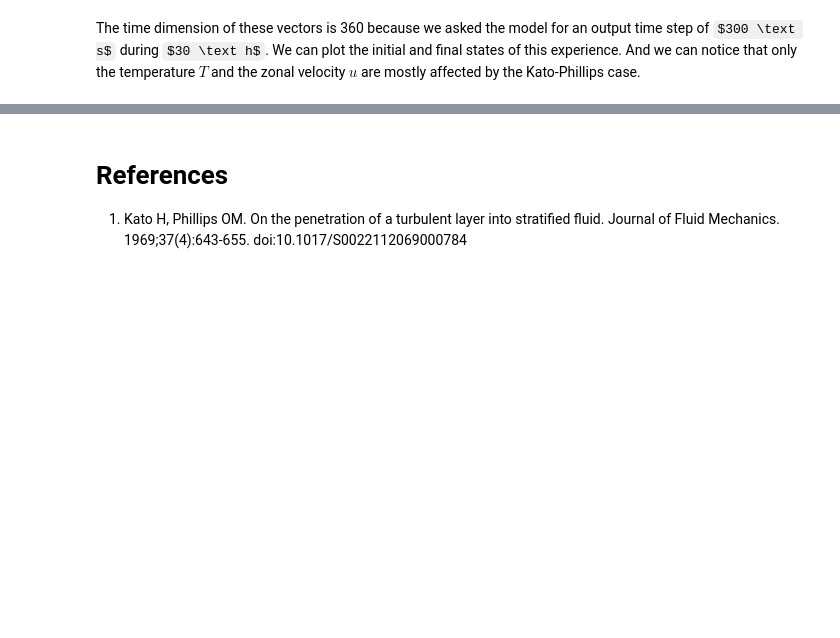
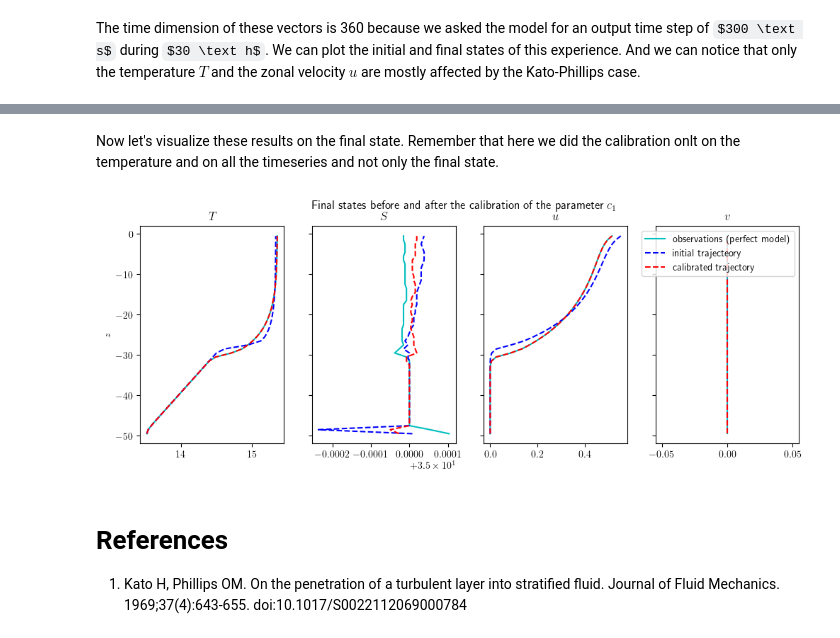
Before and after one commit to meom-group/tunax, a Jupyter notebook: notebooks/k-epsilon_Kato-Phillips.ipynb, the cells around one changed output, grey strips where cells are left out. Cells and saved outputs as stored; diff of their text form; code cells hidden in the pictures; some formulas as TeX source; blank space fills up the shorter version.

```diff
--- a/notebooks/k-epsilon_Kato-Phillips.ipynb
+++ b/notebooks/k-epsilon_Kato-Phillips.ipynb
@@ -224,3 +241,44 @@ KeyboardInterrupt:
+# %%
+final_parameters = coef_fit_params.fit_to_closure(clo_parf)
+trajectory_calibrated = model.compute_trajectory_with(final_parameters)
+
+initial_parameters = coef_fit_params.fit_to_closure(coef_fit_params.gen_init_val())
+trajectory_initial = model.compute_trajectory_with(initial_parameters)
+# %% [markdown]
+Now let's visualize these results on the final state. Remember that here we did the calibration onlt on the temperature and on all the timeseries and not only the final state.
+# %%
+zr = model.grid.zr
+
+fig, [ax_t, ax_s, ax_u, ax_v] = plt.subplots(1, 4, sharey=True, figsize=(10, 4))
+plt.tight_layout(rect=[0, 0.03, 1, 0.94])
+
+ax_t.plot(trajectory_obs.t[-1, :], zr, 'c')
+ax_t.plot(trajectory_initial.t[-1, :], zr, 'b--')
+ax_t.plot(trajectory_calibrated.t[-1, :], zr, 'r--')
+ax_s.plot(trajectory_obs.s[-1, :], zr, 'c')
+ax_s.plot(trajectory_initial.s[-1, :], zr, 'b--')
+ax_s.plot(trajectory_calibrated.s[-1, :], zr, 'r--')
+ax_u.plot(trajectory_obs.u[-1, :], zr, 'c')
+ax_u.plot(trajectory_initial.u[-1, :], zr, 'b--')
+ax_u.plot(trajectory_calibrated.u[-1, :], zr, 'r--')
+ax_v.plot(trajectory_obs.v[-1, :], zr, 'c', label='observations (perfect model)')
+ax_v.plot(trajectory_initial.v[-1, :], zr, 'b--', label='initial trajecteory')
+ax_v.plot(trajectory_calibrated.v[-1, :], zr, 'r--', label='calibrated trajectory')
+
+ax_t.set_title('$T$')
+ax_s.set_title('$S$')
+ax_u.set_title('$u$')
+ax_v.set_title('$v$')
+
+ax_t.set_ylabel('$z$')
+
+ax_v.legend()
+
+plt.suptitle('Final states before and after the calibration of the parameter $c_1$')
+
+plt.show()
+# %% [output]
+[figure, added]
 # %% [markdown]
 # References
 1. Kato H, Phillips OM. On the penetration of a turbulent layer into stratified fluid. Journal of Fluid Mechanics. 1969;37(4):643-655. doi:10.1017/S0022112069000784
```
Also changed, not shown: parts of 18 cells of this notebook, 5 other files.
